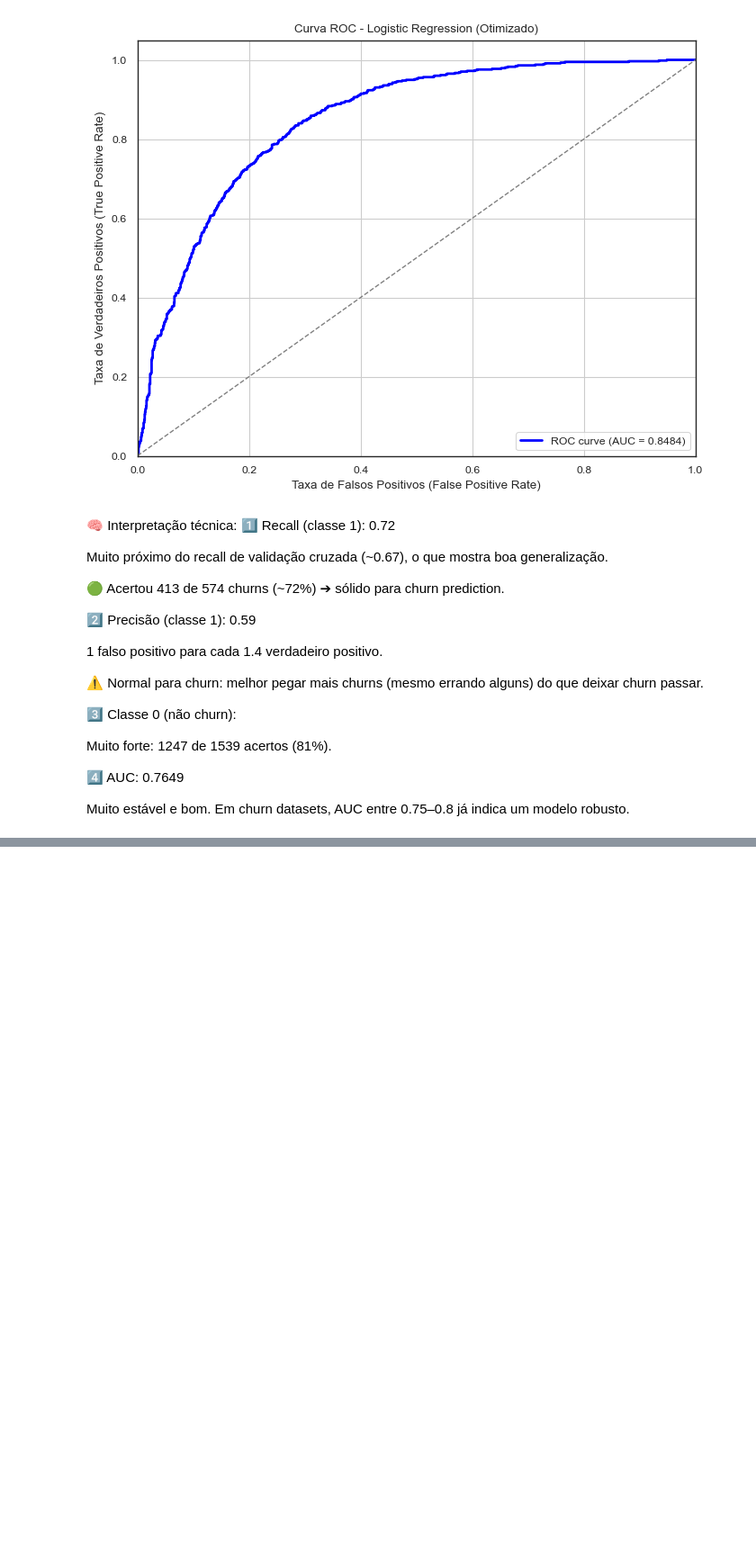
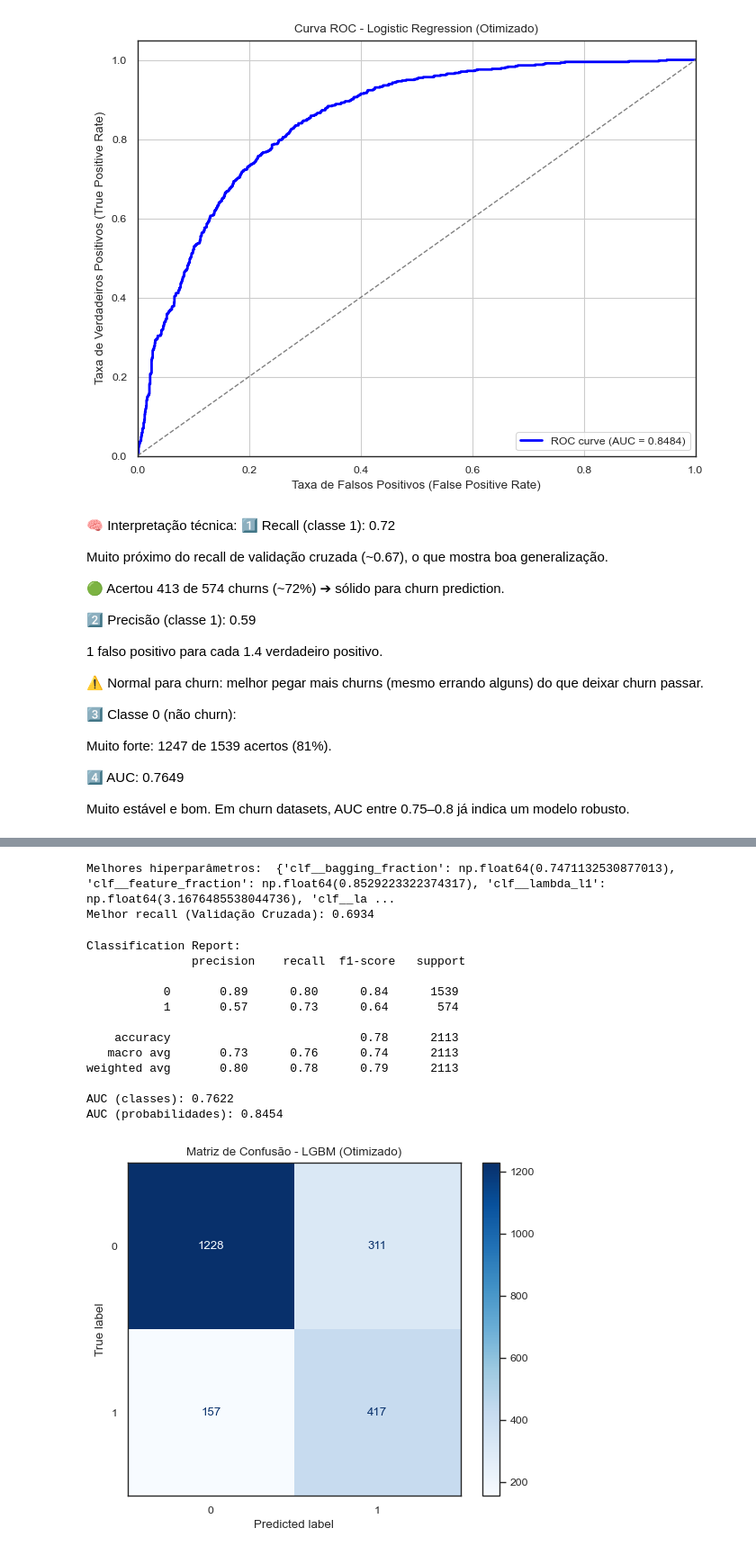
Before and after one commit to marcosilvaa/churn-prediction, a Jupyter notebook: projeto_churn.ipynb, the cells around one changed output, grey strips where cells are left out. Shown: that part at 90% size. Cells and saved outputs as stored; diff of their text form; code cells hidden in the pictures; blank space fills up the shorter version.

```diff
--- a/projeto_churn.ipynb
+++ b/projeto_churn.ipynb
@@ -784,0 +1076,46 @@ df
+# %%
+# Resultados
+print("Melhores hiperparâmetros: ", search.best_params_)
+print("Melhor recall (Validação Cruzada): {:.4f}".format(search.best_score_))
+# %% [output]
+Melhores hiperparâmetros:  {'clf__bagging_fraction': np.float64(0.7471132530877013), 'clf__feature_fraction': np.float64(0.8529223322374317), 'clf__lambda_l1': np.float64(3.1676485538044736), 'clf__la ...
+Melhor recall (Validação Cruzada): 0.6934
+# %%
+# Melhor modelo após RandomizedSearchCV
+best_model = search.best_estimator_
+
+# Ajuste final no conjunto de treino completo
+best_model.fit(X_train, y_train)
+
+# Prever no conjunto de teste
+y_pred = best_model.predict(X_test)
+
+# Avaliação das métricas
+print("\nClassification Report:\n", classification_report(y_test, y_pred))
+
+# AUC usando classes
+print("AUC (classes): {:.4f}".format(roc_auc_score(y_test, y_pred)))
+
+# Probabilidades para AUC real
+y_pred_prob = best_model.predict_proba(X_test)[:, 1]
+print("AUC (probabilidades): {:.4f}".format(roc_auc_score(y_test, y_pred_prob)))
+
+# Plotar matriz de confusão
+ConfusionMatrixDisplay.from_predictions(y_test, y_pred, cmap='Blues')
+plt.title('Matriz de Confusão - LGBM (Otimizado)')
+plt.grid(False)
+plt.show()
+# %% [output]
+Classification Report:
+               precision    recall  f1-score   support
+
+           0       0.89      0.80      0.84      1539
+           1       0.57      0.73      0.64       574
+
+    accuracy                           0.78      2113
+   macro avg       0.73      0.76      0.74      2113
+weighted avg       0.80      0.78      0.79      2113
+
+AUC (classes): 0.7622
+AUC (probabilidades): 0.8454
+[figure, added]
```
Also changed, not shown: parts of 13 cells of this notebook.
